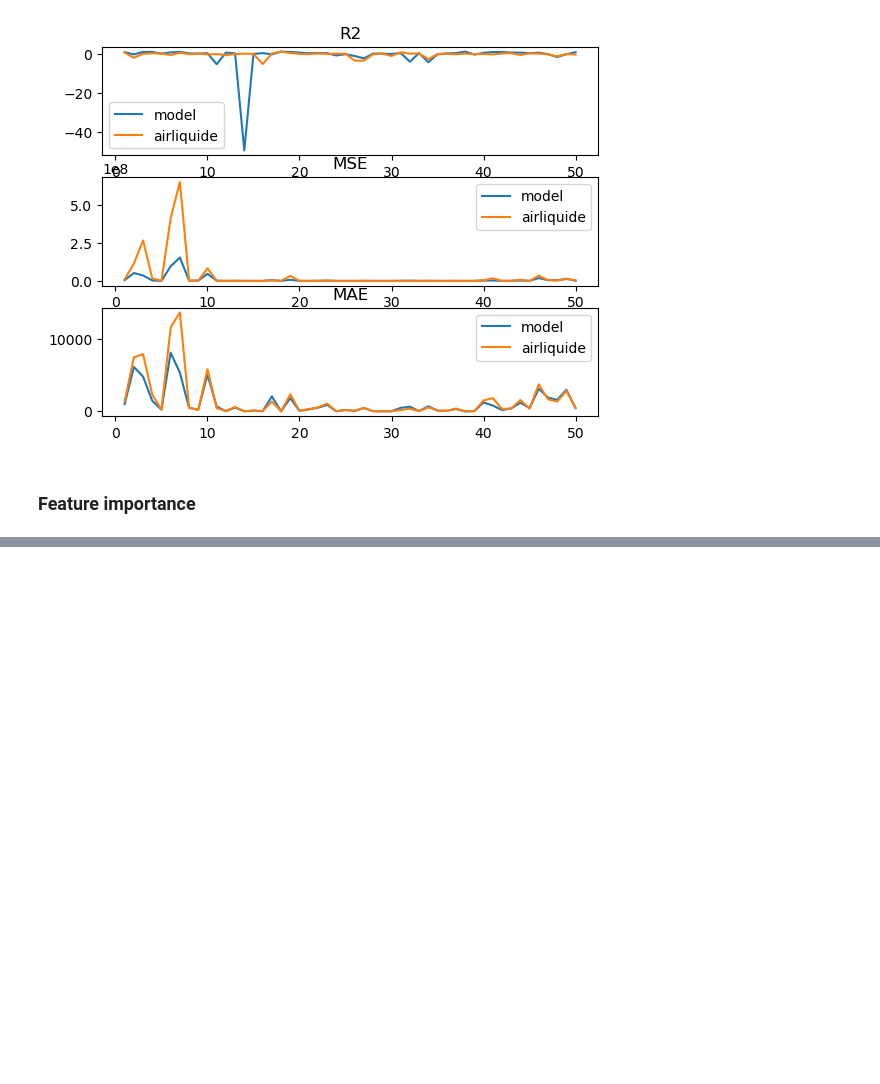
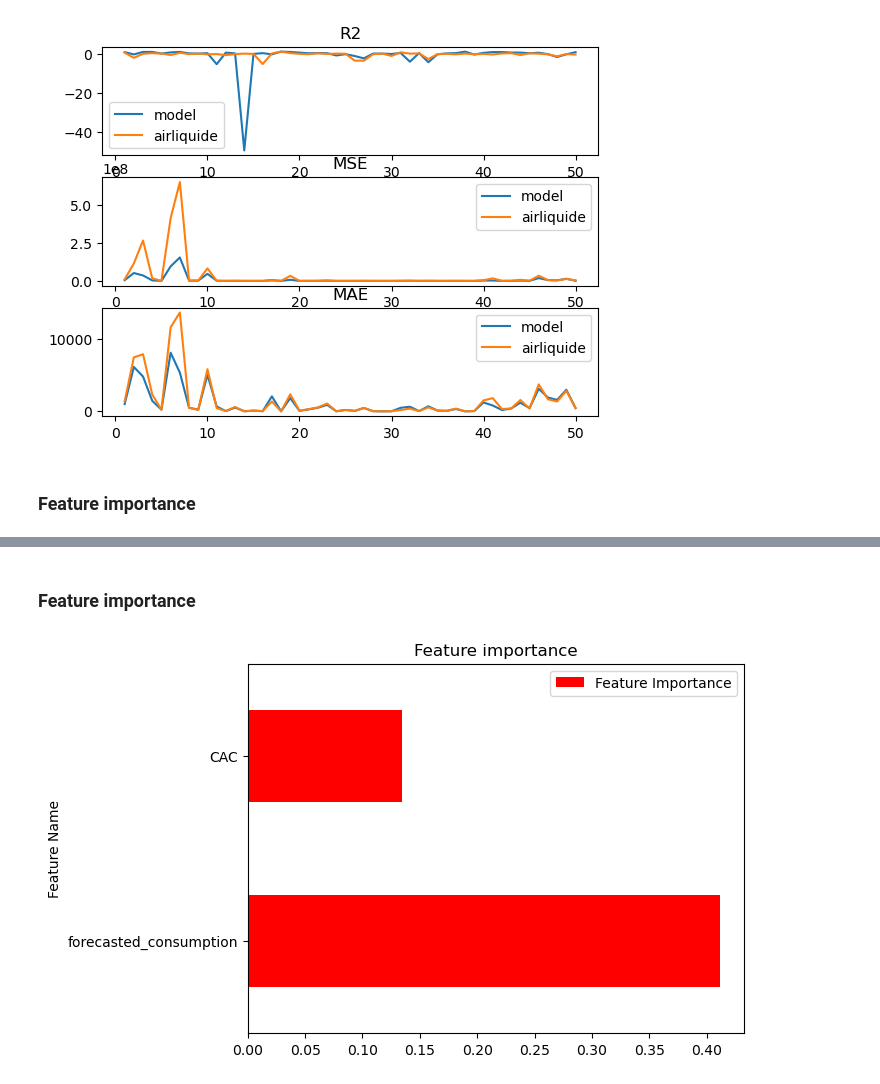
Before and after one commit to Damidoum/predictionClient, a Jupyter notebook: Notebooks/Feature importance.ipynb, the cells around one changed output, grey strips where cells are left out. Cells and saved outputs as stored; diff of their text form; code cells hidden in the pictures; blank space fills up the shorter version.

```diff
--- a/Notebooks/Feature importance.ipynb
+++ b/Notebooks/Feature importance.ipynb
@@ -135,0 +169,6 @@ display_feat_imp(models_v2)
+# %% [markdown]
+### Feature importance
+# %%
+display_feat_imp(models_v3)
+# %% [output]
+[figure, added]
```
Also changed, not shown: parts of 11 cells of this notebook, 1 other file.
